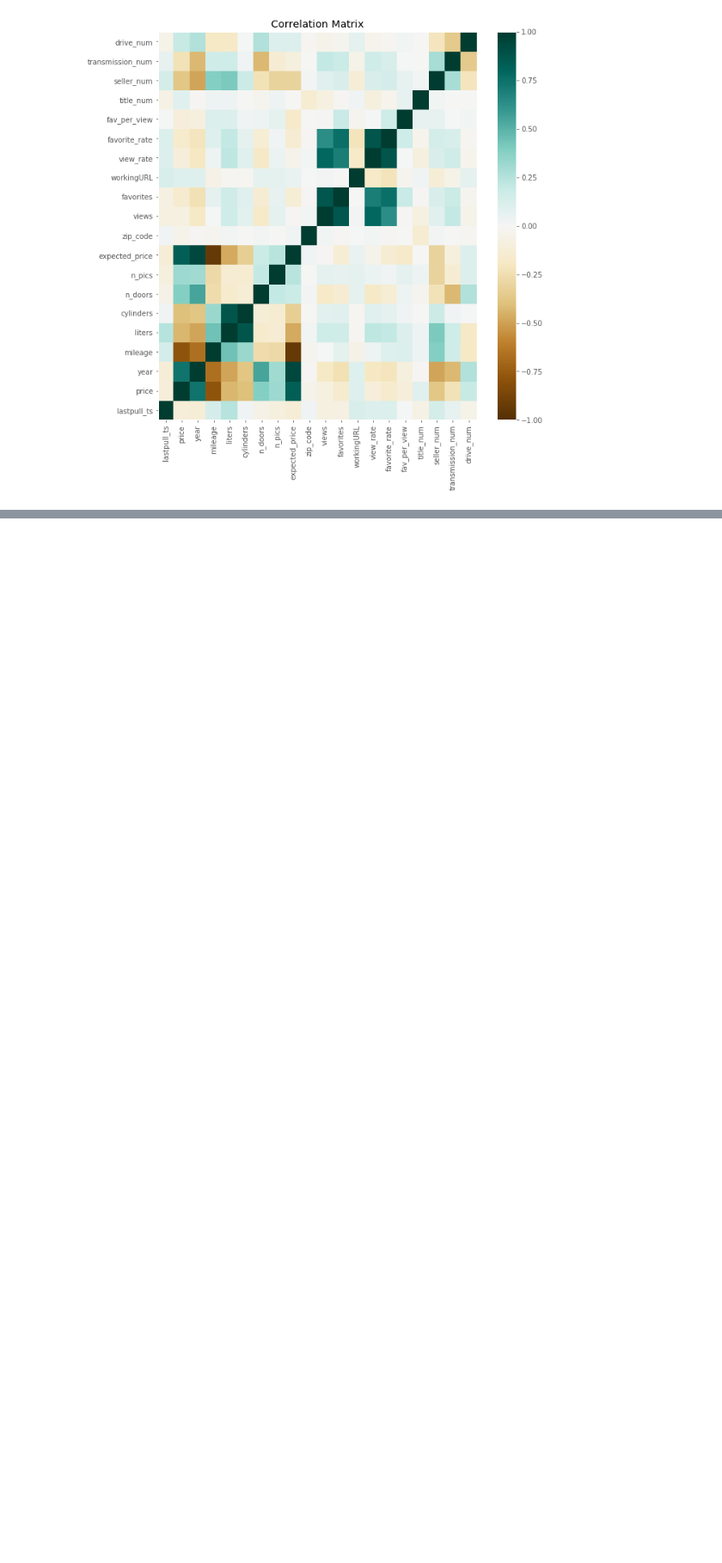
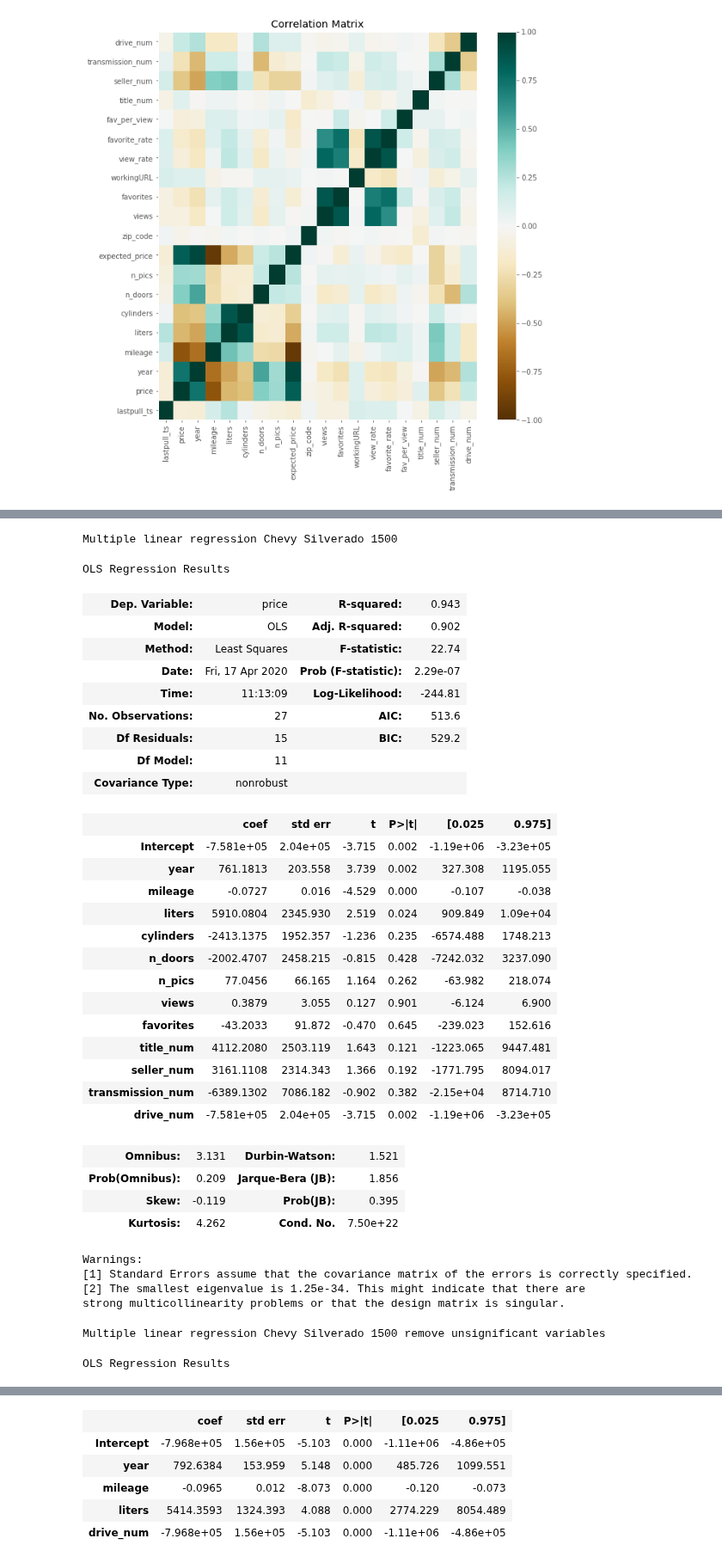
Before and after one commit to taylorch626/automodeals, a Jupyter notebook: Data_Exploration_Analysis.ipynb, the cells around one changed output, grey strips where cells are left out. Shown at 86% size. Cells and saved outputs as stored; diff of their text form; code cells hidden in the pictures; blank space fills up the shorter version.

```diff
--- a/Data_Exploration_Analysis.ipynb
+++ b/Data_Exploration_Analysis.ipynb
@@ -515,0 +556,49 @@ strong multicollinearity or other numerical problems.
+# %%
+# Silverado 1500 Multiple Linear Regression
+print('Multiple linear regression Chevy Silverado 1500')
+df_ols = sm.ols(formula="price ~ year + mileage + liters + cylinders + n_doors + n_pics + views + favorites + title_num + seller_num + transmission_num + drive_num", data=silverado_1500, missing='drop').fit()
+display(df_ols.summary())
+
+print('Multiple linear regression Chevy Silverado 1500 remove unsignificant variables')
+df_ols = sm.ols(formula="price ~ year + mileage + liters + drive_num", data=silverado_1500, missing='drop').fit()
+display(df_ols.summary())
+
+print('Simple linear regression of expected price Chevy Silverado 1500')
+df_ols = sm.ols(formula="price ~ expected_price", data=silverado_1500, missing='drop').fit()
+display(df_ols.summary())
+# %% [output]
+Multiple linear regression Chevy Silverado 1500
+OLS Regression Results
+| Dep. Variable: | price | R-squared: | 0.943 |
+| Model: | OLS | Adj. R-squared: | 0.902 |
+| Method: | Least Squares | F-statistic: | 22.74 |
+| Date: | Fri, 17 Apr 2020 | Prob (F-statistic): | 2.29e-07 |
+| Time: | 11:13:09 | Log-Likelihood: | -244.81 |
+| No. Observations: | 27 | AIC: | 513.6 |
+| Df Residuals: | 15 | BIC: | 529.2 |
+| Df Model: | 11 |  |  |
+| Covariance Type: | nonrobust |  |  |
+|  | coef | std err | t | P>|t| | [0.025 | 0.975] |
+| Intercept | -7.581e+05 | 2.04e+05 | -3.715 | 0.002 | -1.19e+06 | -3.23e+05 |
+| year | 761.1813 | 203.558 | 3.739 | 0.002 | 327.308 | 1195.055 |
+| mileage | -0.0727 | 0.016 | -4.529 | 0.000 | -0.107 | -0.038 |
+| liters | 5910.0804 | 2345.930 | 2.519 | 0.024 | 909.849 | 1.09e+04 |
+| cylinders | -2413.1375 | 1952.357 | -1.236 | 0.235 | -6574.488 | 1748.213 |
+| n_doors | -2002.4707 | 2458.215 | -0.815 | 0.428 | -7242.032 | 3237.090 |
+| n_pics | 77.0456 | 66.165 | 1.164 | 0.262 | -63.982 | 218.074 |
+| views | 0.3879 | 3.055 | 0.127 | 0.901 | -6.124 | 6.900 |
+| favorites | -43.2033 | 91.872 | -0.470 | 0.645 | -239.023 | 152.616 |
+| title_num | 4112.2080 | 2503.119 | 1.643 | 0.121 | -1223.065 | 9447.481 |
+| seller_num | 3161.1108 | 2314.343 | 1.366 | 0.192 | -1771.795 | 8094.017 |
+| transmission_num | -6389.1302 | 7086.182 | -0.902 | 0.382 | -2.15e+04 | 8714.710 |
+| drive_num | -7.581e+05 | 2.04e+05 | -3.715 | 0.002 | -1.19e+06 | -3.23e+05 |
+| Omnibus: | 3.131 | Durbin-Watson: | 1.521 |
+| Prob(Omnibus): | 0.209 | Jarque-Bera (JB): | 1.856 |
+| Skew: | -0.119 | Prob(JB): | 0.395 |
+| Kurtosis: | 4.262 | Cond. No. | 7.50e+22 |
+Warnings:
+[1] Standard Errors assume that the covariance matrix of the errors is correctly specified.
+[2] The smallest eigenvalue is 1.25e-34. This might indicate that there are
+strong multicollinearity problems or that the design matrix is singular.
+Multiple linear regression Chevy Silverado 1500 remove unsignificant variables
+OLS Regression Results
@@ -515,0 +614,6 @@ strong multicollinearity or other numerical problems.
+|  | coef | std err | t | P>|t| | [0.025 | 0.975] |
+| Intercept | -7.968e+05 | 1.56e+05 | -5.103 | 0.000 | -1.11e+06 | -4.86e+05 |
+| year | 792.6384 | 153.959 | 5.148 | 0.000 | 485.726 | 1099.551 |
+| mileage | -0.0965 | 0.012 | -8.073 | 0.000 | -0.120 | -0.073 |
+| liters | 5414.3593 | 1324.393 | 4.088 | 0.000 | 2774.229 | 8054.489 |
+| drive_num | -7.968e+05 | 1.56e+05 | -5.103 | 0.000 | -1.11e+06 | -4.86e+05 |
```
Also changed, not shown: parts of 6 cells of this notebook.
